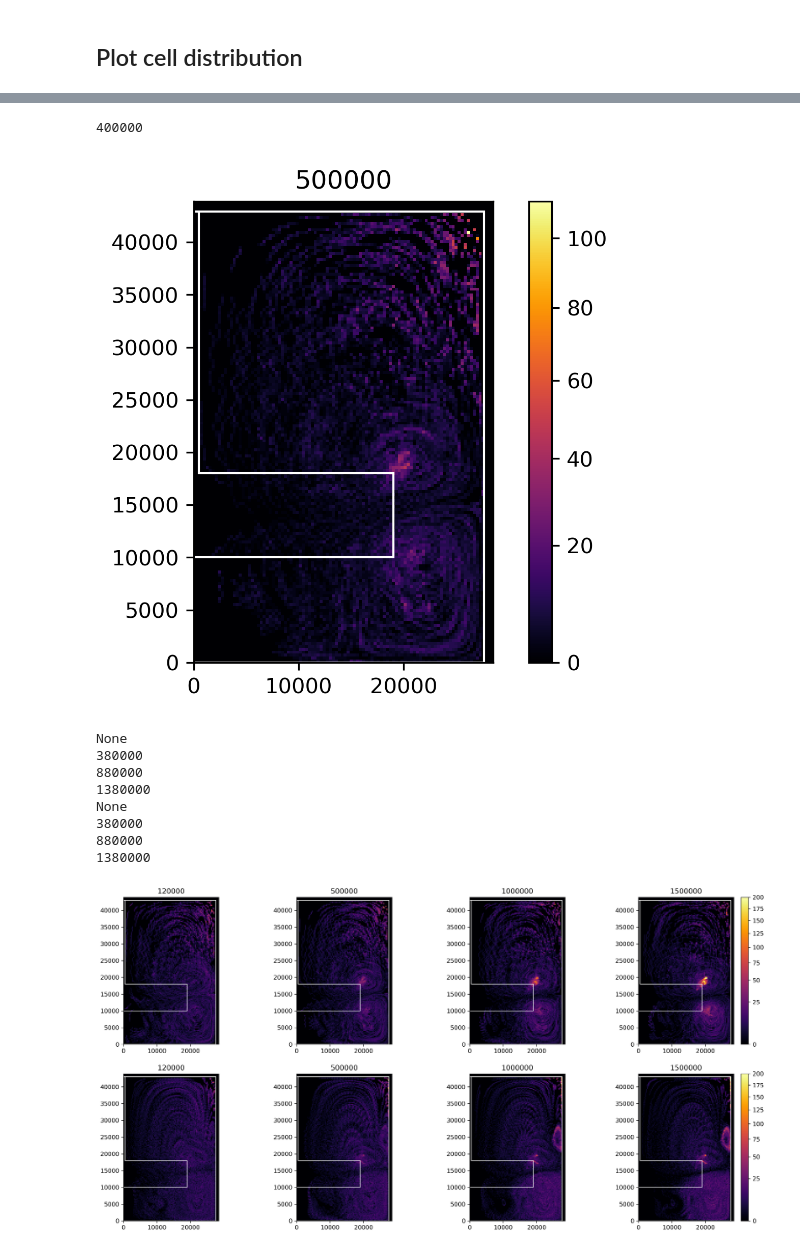
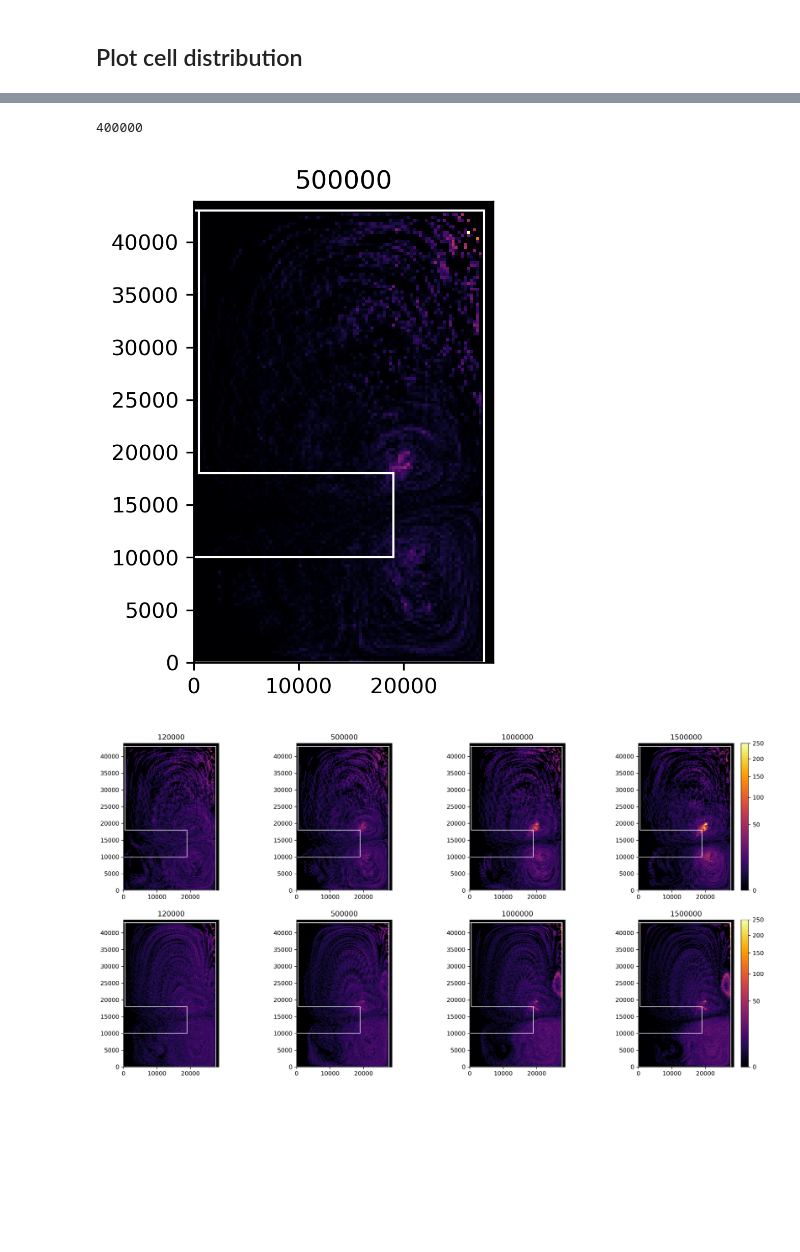
Before and after one commit to TheCMMC/biocellion-tools, a Jupyter notebook: biocellion_output_plotting.ipynb, the cells around one changed output, grey strips where cells are left out. Drawn from its saved outputs; the diff is of its cells as text; code cells hidden in the pictures; blank space fills up the shorter version.

```diff
--- a/biocellion_output_plotting.ipynb
+++ b/biocellion_output_plotting.ipynb
@@ -331,14 +334,13 @@ def draw_vessel(vessel=True, impeller = True, color="w", ax=None):
 
 def plot_mc_distribution(step, rpm, data, n_steps=None, n_bins=100, plot_type="heatmap",
                          include_vessel=True, gamma=1, vmax=None, ax=None, colorbar = False,
-                         save_fig=True):
+                         save_fig=True, weighted=False):
     if ax==None:
         fig, ax = plt.subplots(dpi=300)
     ax.set_aspect('equal', adjustable='box')
     ax.title.set_text(f"{step}" )
 
     min_step = step-n_steps if (n_steps and step-n_steps > 0) else None
-    print(min_step)
     data = data.loc[min_step:step]
     domain = [0, 27500, 0, 42895]
     aspect = domain[3]/domain[1]
@@ -346,14 +348,24 @@ def plot_mc_distribution(step, rpm, data, n_steps=None, n_bins=100, plot_type="h
 
     color_dict = {"heatmap":"w", "scatter":"k"}
 
+
+
     if plot_type=="heatmap":
         heatmap, xedges, yedges = np.histogram2d(data["r"], data["z"],
                                                  bins=[n_bins, int(n_bins*aspect)],
                                                  range=[extent[0:2],extent[2:4]])
         im = ax.imshow(heatmap.T,  origin='lower', cmap="inferno", norm=colors.PowerNorm(gamma=gamma, vmax=vmax), extent=extent, aspect=1)
-#         im = ax.imshow(heatmap.T,  vmax = 100, origin='lower', cmap="inferno", extent=extent, aspect=1)
         if colorbar:
             plt.colorbar(im, ax=ax)
+# This is not working yet.. a problem with the shape of weights
+#         if weighted==True:
+#             bin_centers = xedges[:-1] + np.diff(xedges)/2
+#             weights = np.tile((1/bin_centers), (len(yedges) - 1, 1)).transpose()
+#             print(weights.shape)
+#             print(heatmap.shape)
+#             heatmap, xedges, yedges = np.histogram2d(data["r"], data["z"],
+#                                                      bins=[n_bins, int(n_bins*aspect)],
+#                                                      range=[extent[0:2],extent[2:4]], weights=weights)
 
     elif plot_type=="scatter":
         size = 1000/data.shape[0]
@@ -387,30 +418,32 @@ n_steps = 100000
 plot_mc_distribution(step, rpm, mc_data, n_bins = 100, n_steps = n_steps, plot_type="heatmap")
 # %% [output]
 400000
-[figure, old version]
+[figure, new version]
 # %%
 mc_data_60 = load_particle_tracing(ABM_CFD_MODEL_FOLDER, 60, 1800000, progress=True)
 mc_data_220 = load_particle_tracing(ABM_CFD_MODEL_FOLDER, 220, 1800000, progress=True)
 # %%
 sim_times = [120000, 500000, 1000000, 1500000]
 n_steps = 120000
 data_per_rpm = {"60": mc_data_60, "220": mc_data_220}
 
 fig, axs = plt.subplots(2, len(sim_times), dpi=300, figsize=(20, 10))
 for i, rpm in enumerate([60, 220]):
     for j, sim_time in enumerate(sim_times):
         colorbar = True if (sim_time==sim_times[-1]) else False
         plot_mc_distribution(sim_time, rpm, data_per_rpm[str(rpm)], n_bins = 100, n_steps = n_steps,
-                             plot_type="heatmap", ax=axs[i][j], vmax=200, gamma = .6, colorbar=colorbar, save_fig=False)
+                             plot_type="heatmap", ax=axs[i][j], vmax=250, gamma = .5, colorbar=colorbar, save_fig=False)
 
-plt.savefig(FIG_FOLDER / f"mc_distribution_heatmap.png")
+# save figure
+# (1) save the image in memory in PNG format
+png1 = BytesIO()
+fig.savefig(png1, format='png', facecolor='white')
+
+# (2) load this image into PIL
+png2 = Image.open(png1)
+
+# (3) save as TIFF
+png2.save(FIG_FOLDER / f"mc_distribution_heatmap.tiff")
+png1.close()
 # %% [output]
-None
-380000
-880000
-1380000
-None
-380000
-880000
-1380000
-[figure, old version]
+[figure, new version]
```
Also changed, not shown: parts of 3 cells of this notebook.
